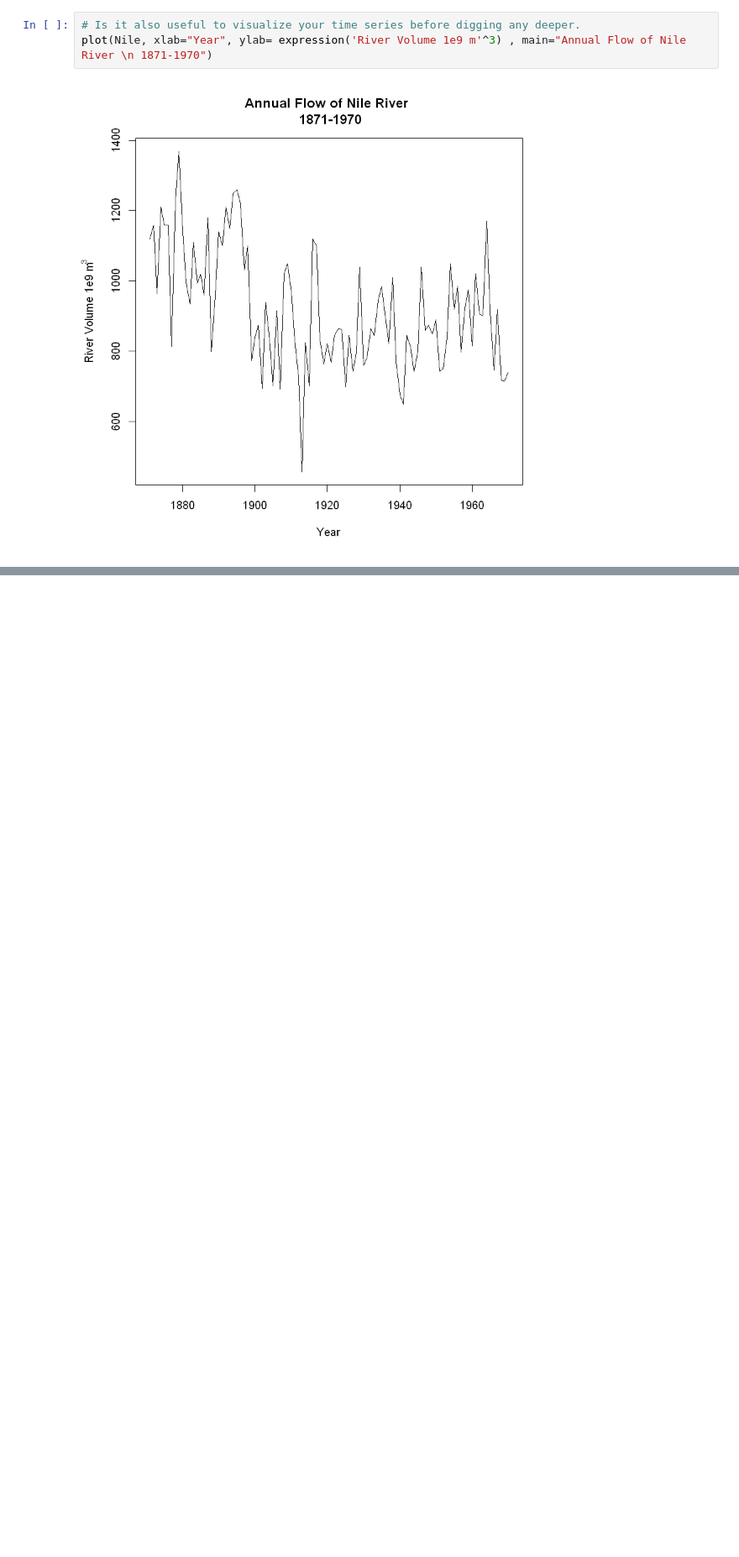
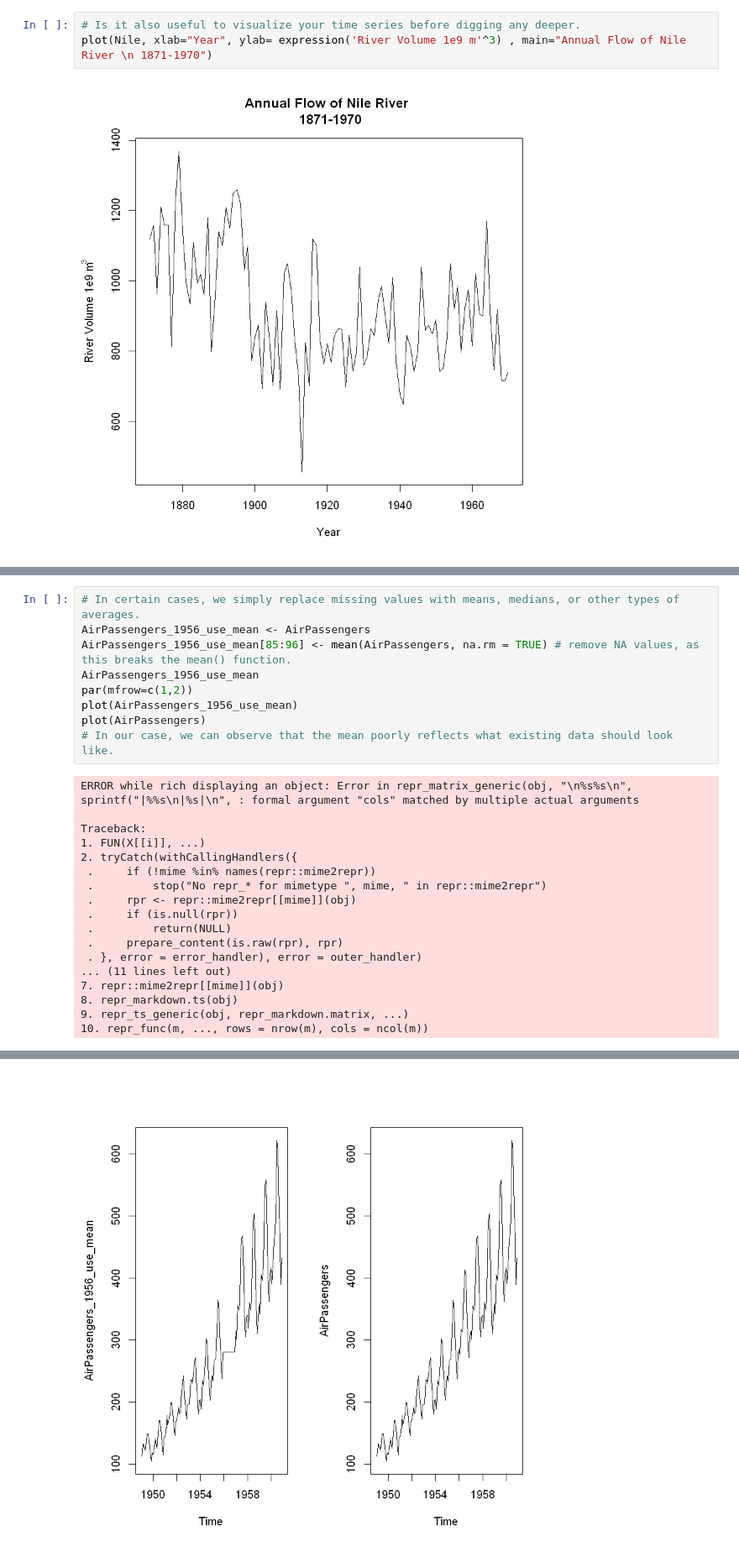
Before and after one commit to TylerTompa/Time-Series, a Jupyter notebook: Learn Time Series Analysis.ipynb, the cells around one changed output, grey strips where cells are left out. Shown: that part at 84% size. Saved outputs shown, nothing was run; the diff lists cells and outputs as text; blank space fills up the shorter version.

```diff
--- a/Learn Time Series Analysis.ipynb
+++ b/Learn Time Series Analysis.ipynb
@@ -38,0 +189,27 @@ plot(Nile, xlab="Year", ylab= expression('River Volume 1e9 m'^3) , main="Annual
+# %%
+# In certain cases, we simply replace missing values with means, medians, or other types of averages.
+AirPassengers_1956_use_mean <- AirPassengers
+AirPassengers_1956_use_mean[85:96] <- mean(AirPassengers, na.rm = TRUE) # remove NA values, as this breaks the mean() function.
+AirPassengers_1956_use_mean
+par(mfrow=c(1,2))
+plot(AirPassengers_1956_use_mean)
+plot(AirPassengers)
+# In our case, we can observe that the mean poorly reflects what existing data should look like.
+# %% [output]
+ERROR while rich displaying an object: Error in repr_matrix_generic(obj, "\n%s%s\n", sprintf("|%%s\n|%s|\n", : formal argument "cols" matched by multiple actual arguments
+
+Traceback:
+1. FUN(X[[i]], ...)
+2. tryCatch(withCallingHandlers({
+ .     if (!mime %in% names(repr::mime2repr))
+ .         stop("No repr_* for mimetype ", mime, " in repr::mime2repr")
+ .     rpr <- repr::mime2repr[[mime]](obj)
+ .     if (is.null(rpr))
+ .         return(NULL)
+ .     prepare_content(is.raw(rpr), rpr)
+ . }, error = error_handler), error = outer_handler)
+... (11 lines left out)
+7. repr::mime2repr[[mime]](obj)
+8. repr_markdown.ts(obj)
+9. repr_ts_generic(obj, repr_markdown.matrix, ...)
+10. repr_func(m, ..., rows = nrow(m), cols = ncol(m))
@@ -38,0 +229 @@ plot(Nile, xlab="Year", ylab= expression('River Volume 1e9 m'^3) , main="Annual
+[figure, added]
```
Also changed, not shown: parts of 7 cells of this notebook.
